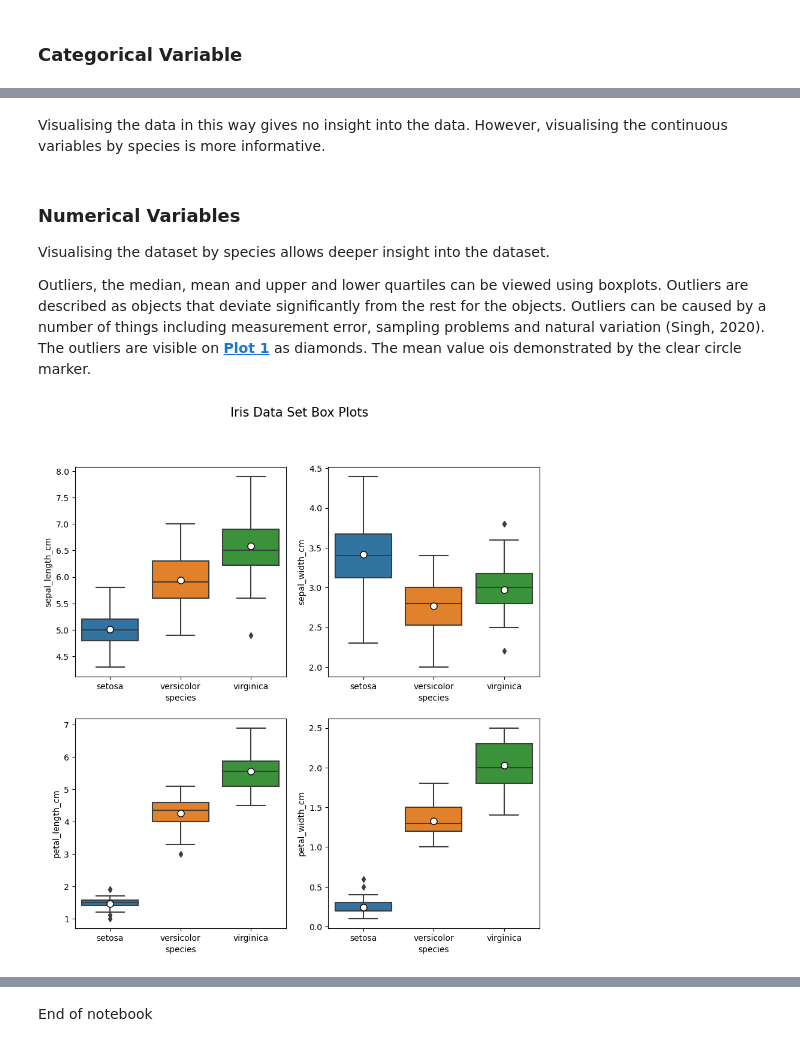
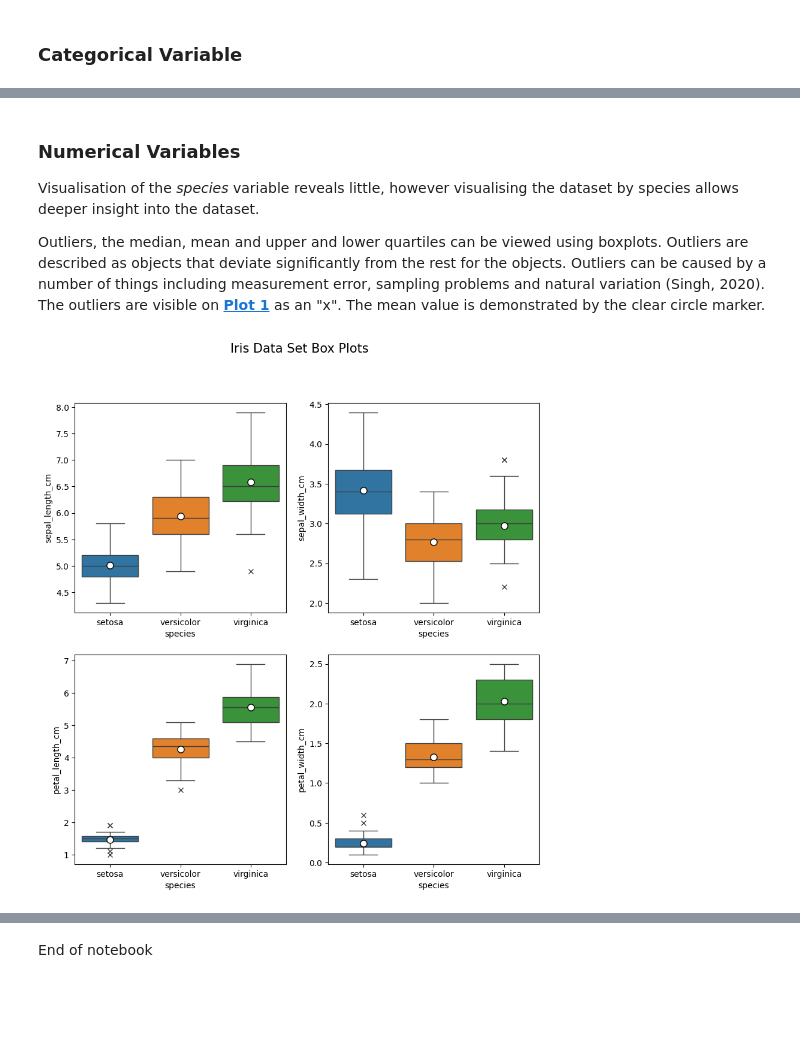
Before and after one commit to humphs078/data_analysis_fundamentals, a Jupyter notebook: project.ipynb, the cells around one changed output, grey strips where cells are left out. Drawn from its saved outputs; the diff is of its cells as text; code cells hidden in the pictures; blank space fills up the shorter version.

```diff
--- a/project.ipynb
+++ b/project.ipynb
@@ -272,33 +276,31 @@ plt.show()
-# %% [markdown]
-Visualising the data in this way gives no insight into the data. However, visualising the continuous variables by species is more informative.
 # %% [markdown]
 ### Numerical Variables <a id="numerical-variables"></a>
 
-Visualising the dataset by species allows deeper insight into the dataset.
+Visualisation of the *species* variable reveals little, however visualising the dataset by species allows deeper insight into the dataset.
 
 Outliers, the median, mean and upper and lower quartiles can be viewed using boxplots. Outliers are described as objects that
-deviate significantly from the rest for the objects. Outliers can be caused by a number of things including measurement error, sampling problems and natural variation (Singh, 2020). The outliers are visible on **[Plot 1](images/plots/box_plots/box_plots.png)** as diamonds. The mean value ois demonstrated by the clear circle marker.
+deviate significantly from the rest for the objects. Outliers can be caused by a number of things including measurement error, sampling problems and natural variation (Singh, 2020). The outliers are visible on **[Plot 1](images/plots/box_plots/box_plots.png)** as an "x". The mean value is demonstrated by the clear circle marker.
 # %%
 # function to pass arguments to sns.boxplot method
 def graph(y):
-    sns.boxplot(x="species", y=y, data=iris_ds_features, showmeans=True, meanprops={'marker':'o', 'markerfacecolor':'white',
-                'markeredgecolor':'black', 'markersize':'8'})
+    sns.boxplot(x="species", y=y, data=iris_ds_features, hue='species', showmeans=True, meanprops={'marker':'o', 'markerfacecolor':'white',
+                'markeredgecolor':'black', 'markersize':'8'}, flierprops ={'marker':'x'})
 
 # plot size
 plt.figure(figsize=(10, 10))
 plt.suptitle('Iris Data Set Box Plots', size=15)
 
 # Adding the subplot at the specified grid position
 plt.subplot(221)
 graph('sepal_length_cm')
 
 plt.subplot(222)
 graph('sepal_width_cm')
 
 plt.subplot(223)
 graph('petal_length_cm')
 
 plt.subplot(224)
 graph('petal_width_cm')
 # %% [output]
-[figure, old version]
+[figure, new version]
```
Also changed, not shown: parts of 11 cells of this notebook, 1 other file.
